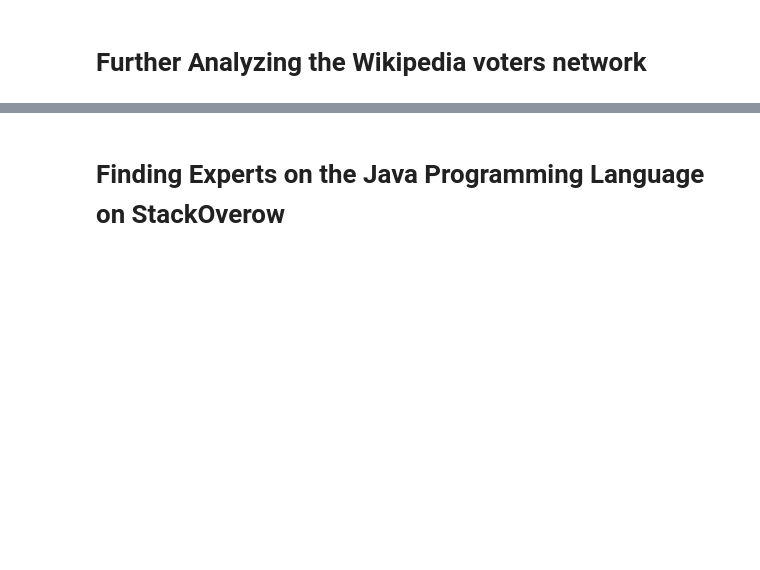
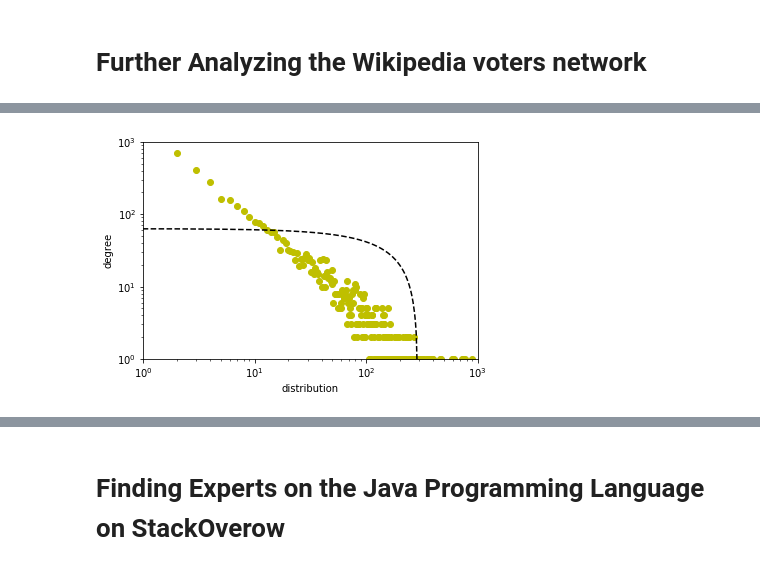
Before and after one commit to KonstantinKlepikov/cs224w-homwork, a Jupyter notebook: homework_0.ipynb, the cells around one changed output, grey strips where cells are left out. Cells and saved outputs as stored; diff of their text form; code cells hidden in the pictures; blank space fills up the shorter version.

```diff
--- a/homework_0.ipynb
+++ b/homework_0.ipynb
@@ -124,0 +176,11 @@ Out-degree > 10 has 1612 nodes, in-degree < 10 has 4346 nodes
+# %%
+fig, ax = plt.subplots()
+ax.axis([1, 1005, 1, 1005])
+ax.loglog()
+plt.ylabel('degree')
+plt.xlabel('distribution')
+plt.plot(to_pd['# Out-degree'], to_pd['Count'], 'yo',
+         to_pd['# Out-degree'], poly_id(to_pd['# Out-degree']), '--k')
+plt.show()
+# %% [output]
+[figure, added]
```
Also changed, not shown: parts of 14 cells of this notebook, 1 other file.
